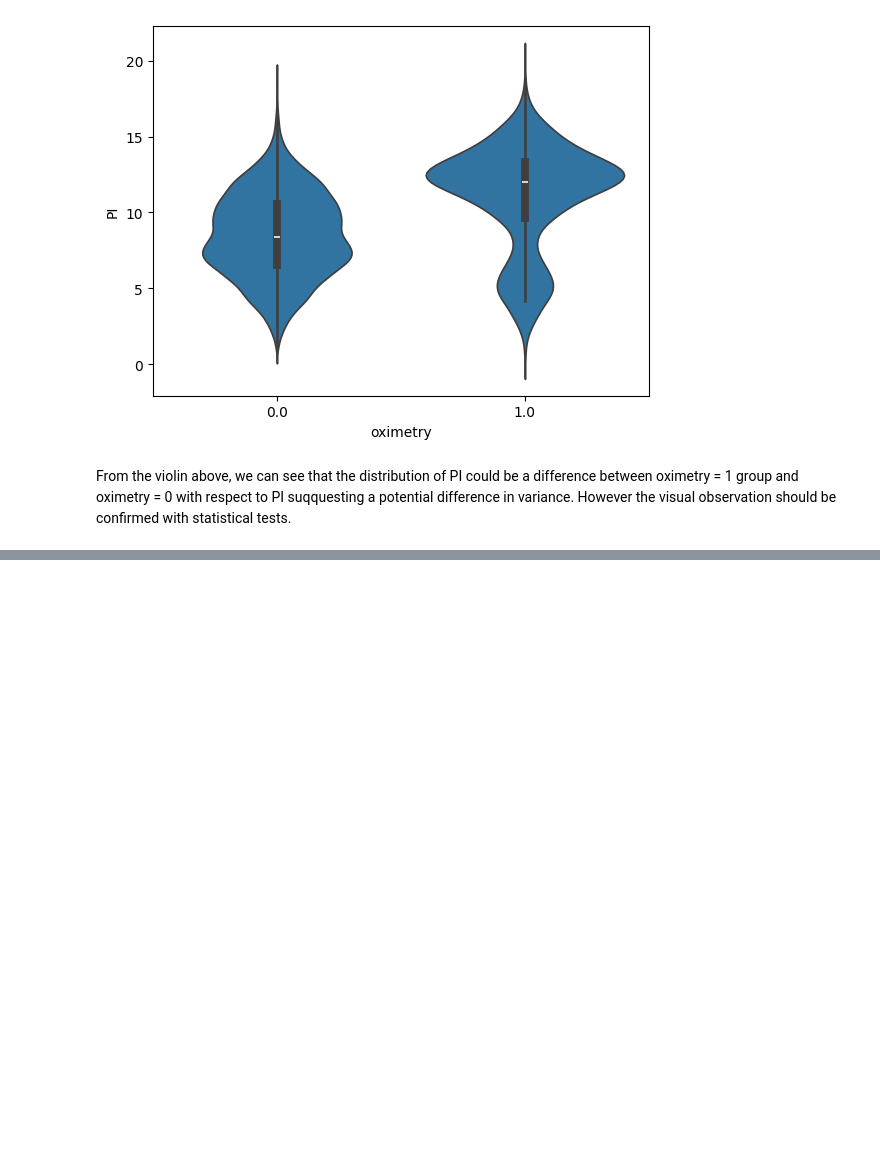
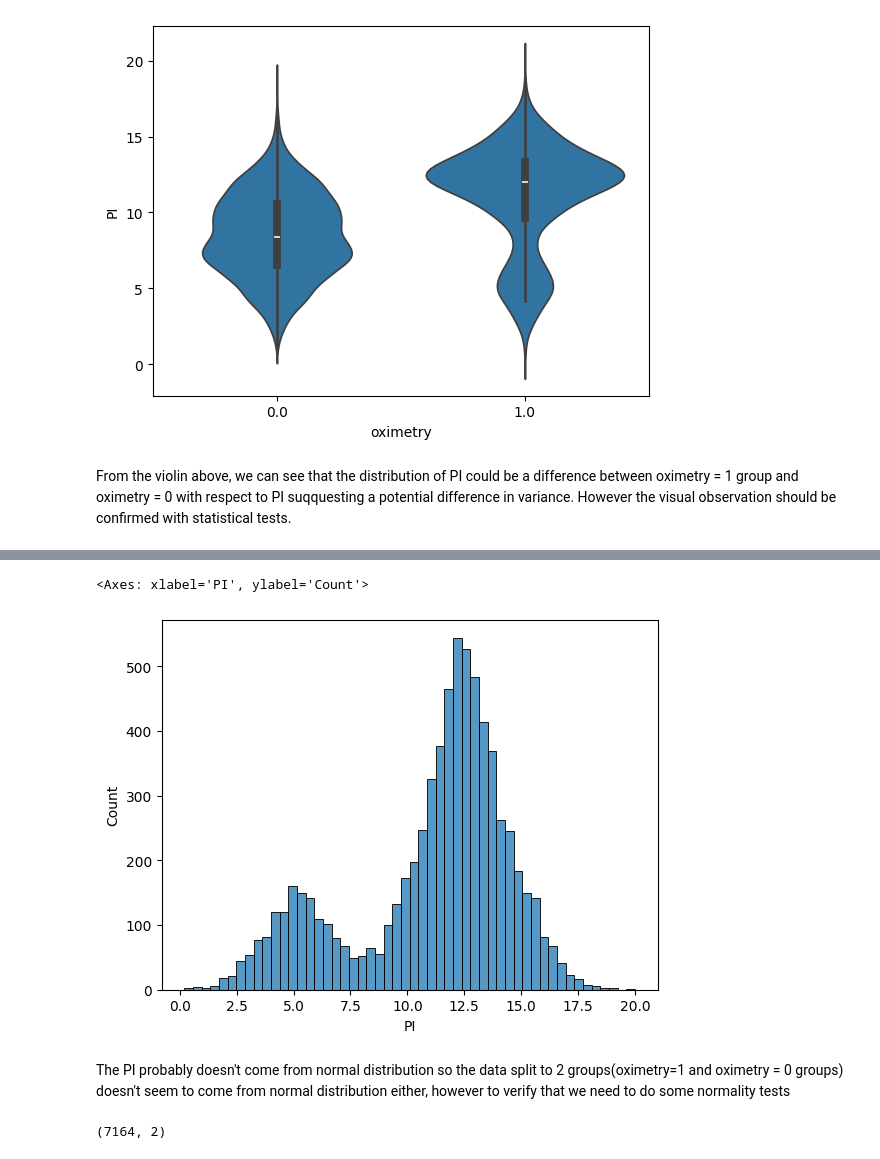
Before and after one commit to Michzru/Critical-oxygen-saturation-estimation, a Jupyter notebook: phase_1.ipynb, the cells around one changed output, grey strips where cells are left out. Saved outputs shown, nothing was run; the diff lists cells and outputs as text; code cells hidden in the pictures; blank space fills up the shorter version.

```diff
--- a/phase_1.ipynb
+++ b/phase_1.ipynb
@@ -1305,0 +1215,12 @@ NameError: name 'hpc1' is not defined
+# %%
+hpc1_ox0 = hpc1.loc[hpc1['oximetry'] == 0, ['oximetry', 'PI']]
+sns.histplot(data=hpc1_ox1, x='PI')
+# %% [output]
+<Axes: xlabel='PI', ylabel='Count'>
+[figure, added]
+# %% [markdown]
+The PI probably doesn't come from normal distribution so the data split to 2 groups(oximetry=1 and oximetry = 0 groups) doesn't seem to come from normal distribution either, however to verify that we need to do some normality tests
+# %%
+hpc1_ox1.shape
+# %% [output]
+(7164, 2)
```
Also changed, not shown: parts of 14 cells of this notebook.
